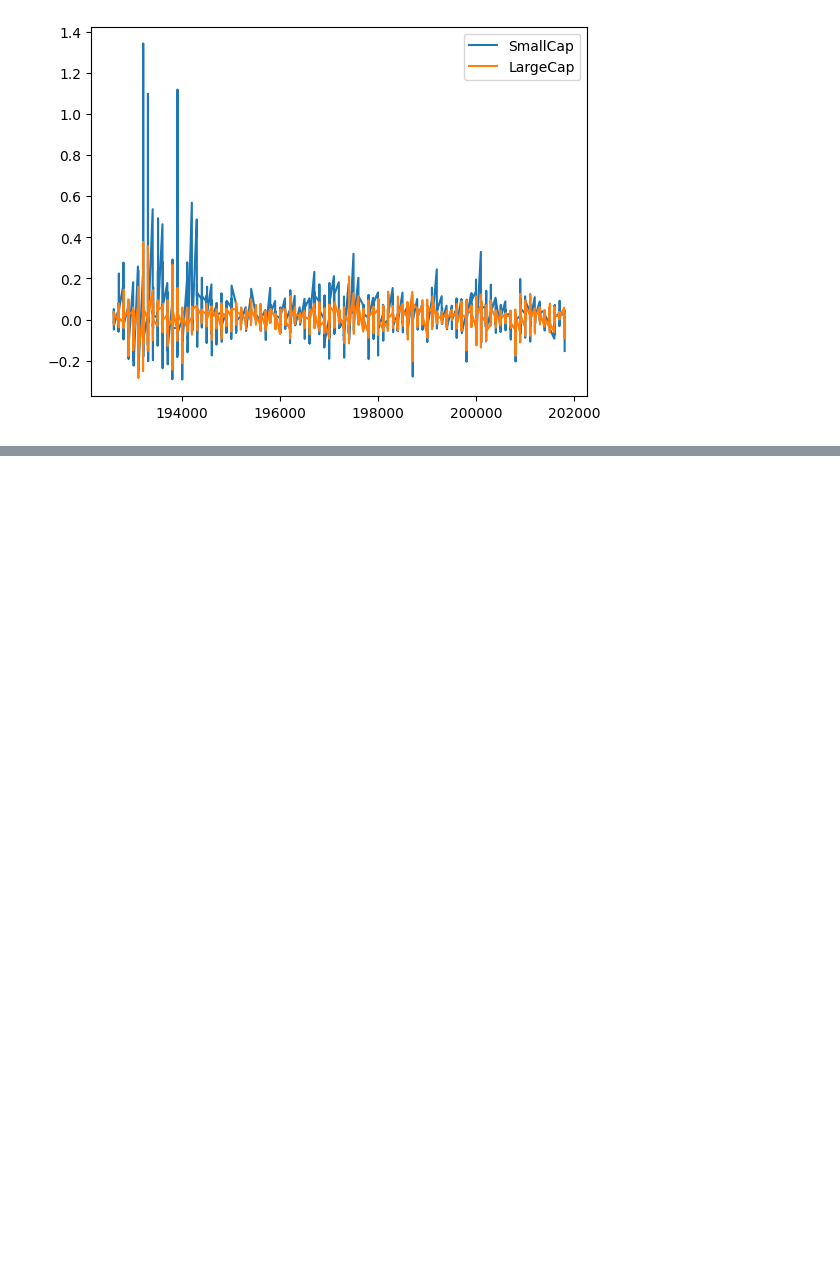
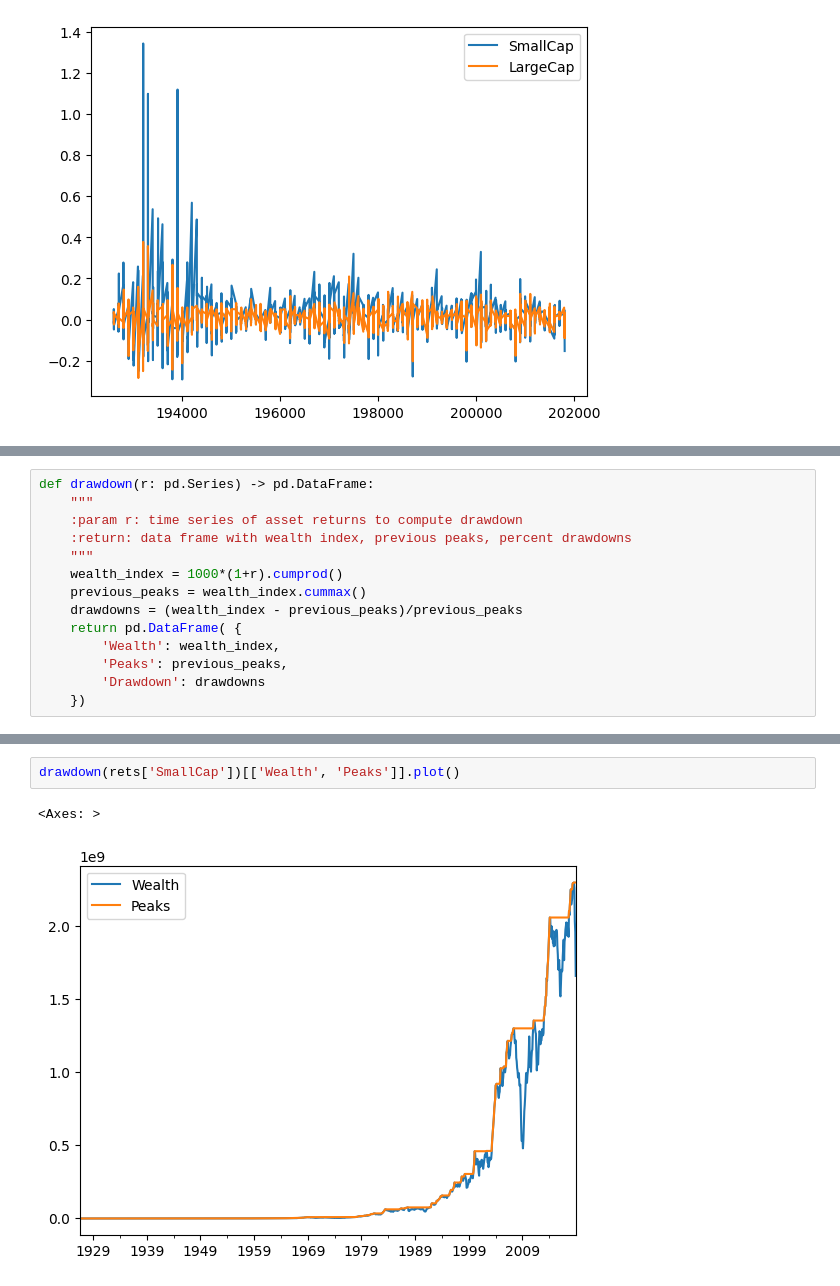
Before and after one commit to tr4nc3/portfolio-construction, a Jupyter notebook: portfolio.ipynb, the cells around one changed output, grey strips where cells are left out. Cells and saved outputs as stored; diff of their text form; blank space fills up the shorter version.

```diff
--- a/portfolio.ipynb
+++ b/portfolio.ipynb
@@ -13,0 +94,14 @@ rets.plot.line()
+# %%
+def drawdown(r: pd.Series) -> pd.DataFrame:
+    """
+    :param r: time series of asset returns to compute drawdown
+    :return: data frame with wealth index, previous peaks, percent drawdowns
+    """
+    wealth_index = 1000*(1+r).cumprod()
+    previous_peaks = wealth_index.cummax()
+    drawdowns = (wealth_index - previous_peaks)/previous_peaks
+    return pd.DataFrame( {
+        'Wealth': wealth_index,
+        'Peaks': previous_peaks,
+        'Drawdown': drawdowns
+    })
@@ -13,0 +124,5 @@ rets.plot.line()
+# %%
+drawdown(rets['SmallCap'])[['Wealth', 'Peaks']].plot()
+# %% [output]
+<Axes: >
+[figure, added]
```
Also changed, not shown: parts of 14 cells of this notebook, 1 other file.
